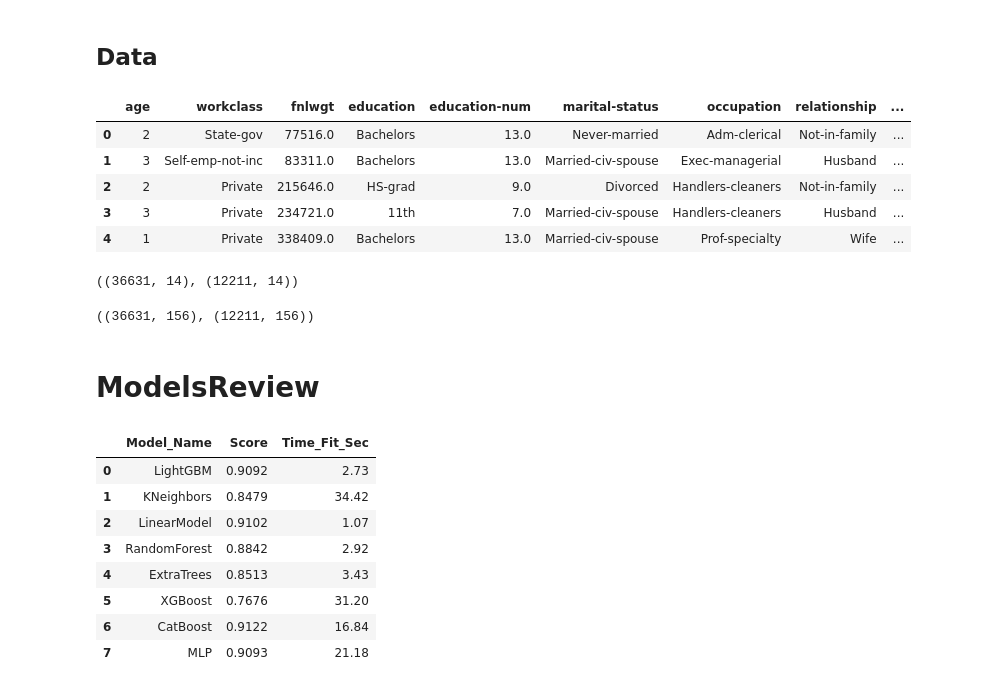
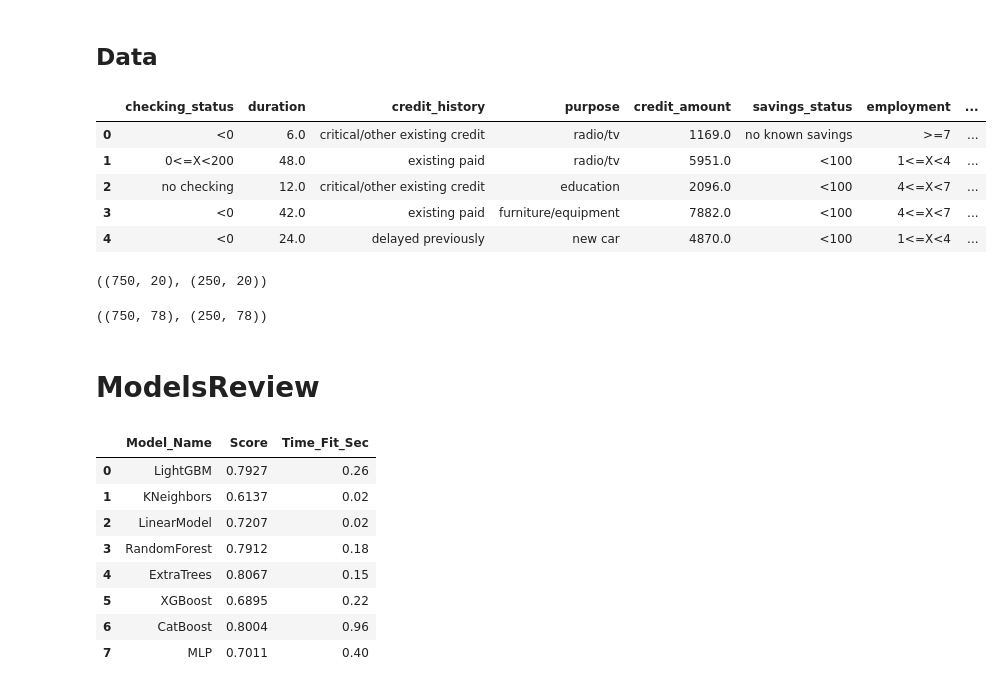
Before and after one commit to Alex-Lekov/AutoML_Alex, a Jupyter notebook: examples/04_ModelsReview.ipynb, the cells around one changed output. Saved outputs shown, nothing was run; the diff lists cells and outputs as text; code cells hidden in the pictures.

```diff
--- a/examples/04_ModelsReview.ipynb
+++ b/examples/04_ModelsReview.ipynb
@@ -18,17 +20,17 @@ RANDOM_SEED = 42
 # %% [markdown]
 ## Data
 # %%
-# https://www.openml.org/d/179
-dataset = fetch_openml(data_id=179, as_frame=True)
+# https://www.openml.org/d/31
+dataset = fetch_openml(data_id=31, as_frame=True)
 dataset.target = dataset.target.astype('category').cat.codes
 dataset.data.head(5)
 # %% [output]
-|  | age | workclass | fnlwgt | education | education-num | marital-status | occupation | relationship | ... |
-| 0 | 2 | State-gov | 77516.0 | Bachelors | 13.0 | Never-married | Adm-clerical | Not-in-family | ... |
-| 1 | 3 | Self-emp-not-inc | 83311.0 | Bachelors | 13.0 | Married-civ-spouse | Exec-managerial | Husband | ... |
-| 2 | 2 | Private | 215646.0 | HS-grad | 9.0 | Divorced | Handlers-cleaners | Not-in-family | ... |
-| 3 | 3 | Private | 234721.0 | 11th | 7.0 | Married-civ-spouse | Handlers-cleaners | Husband | ... |
-| 4 | 1 | Private | 338409.0 | Bachelors | 13.0 | Married-civ-spouse | Prof-specialty | Wife | ... |
+|  | checking_status | duration | credit_history | purpose | credit_amount | savings_status | employment | ... |
+| 0 | <0 | 6.0 | critical/other existing credit | radio/tv | 1169.0 | no known savings | >=7 | ... |
+| 1 | 0<=X<200 | 48.0 | existing paid | radio/tv | 5951.0 | <100 | 1<=X<4 | ... |
+| 2 | no checking | 12.0 | critical/other existing credit | education | 2096.0 | <100 | 4<=X<7 | ... |
+| 3 | <0 | 42.0 | existing paid | furniture/equipment | 7882.0 | <100 | 4<=X<7 | ... |
+| 4 | <0 | 24.0 | delayed previously | new car | 4870.0 | <100 | 1<=X<4 | ... |
 # %%
 X_train, X_test, y_train, y_test = train_test_split(dataset.data,
                                                     dataset.target,
@@ -36,14 +38,14 @@ X_train, X_test, y_train, y_test = train_test_split(dataset.data,
                                                     random_state=RANDOM_SEED,)
 X_train.shape, X_test.shape
 # %% [output]
-((36631, 14), (12211, 14))
+((750, 20), (250, 20))
 # %%
 de = DataPrepare(verbose=0,random_state=RANDOM_SEED)
 X_train = de.fit_transform(X_train)
 X_test = de.transform(X_test)
 X_train.shape, X_test.shape
 # %% [output]
-((36631, 156), (12211, 156))
+((750, 78), (250, 78))
 # %% [markdown]
 # ModelsReview
 # %%
@@ -65,11 +67,11 @@ review = model.fit(
 review
 # %% [output]
 |  | Model_Name | Score | Time_Fit_Sec |
-| 0 | LightGBM | 0.9092 | 2.73 |
-| 1 | KNeighbors | 0.8479 | 34.42 |
-| 2 | LinearModel | 0.9102 | 1.07 |
-| 3 | RandomForest | 0.8842 | 2.92 |
-| 4 | ExtraTrees | 0.8513 | 3.43 |
-| 5 | XGBoost | 0.7676 | 31.20 |
-| 6 | CatBoost | 0.9122 | 16.84 |
-| 7 | MLP | 0.9093 | 21.18 |
+| 0 | LightGBM | 0.7927 | 0.26 |
+| 1 | KNeighbors | 0.6137 | 0.02 |
+| 2 | LinearModel | 0.7207 | 0.02 |
+| 3 | RandomForest | 0.7912 | 0.18 |
+| 4 | ExtraTrees | 0.8067 | 0.15 |
+| 5 | XGBoost | 0.6895 | 0.22 |
+| 6 | CatBoost | 0.8004 | 0.96 |
+| 7 | MLP | 0.7011 | 0.40 |
```
Also changed, not shown: parts of 2 cells of this notebook, 12 other files.
